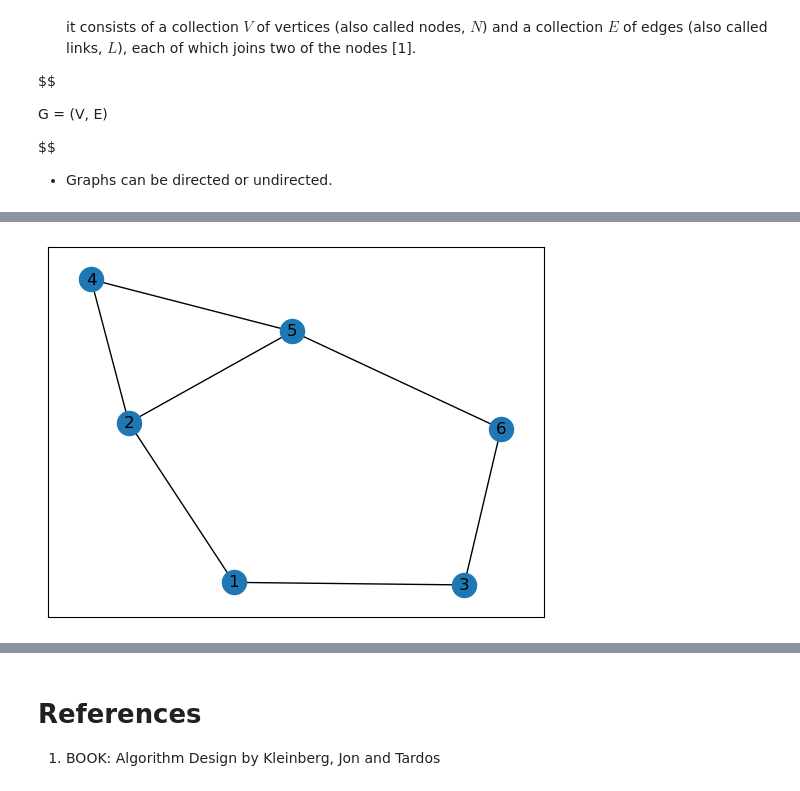
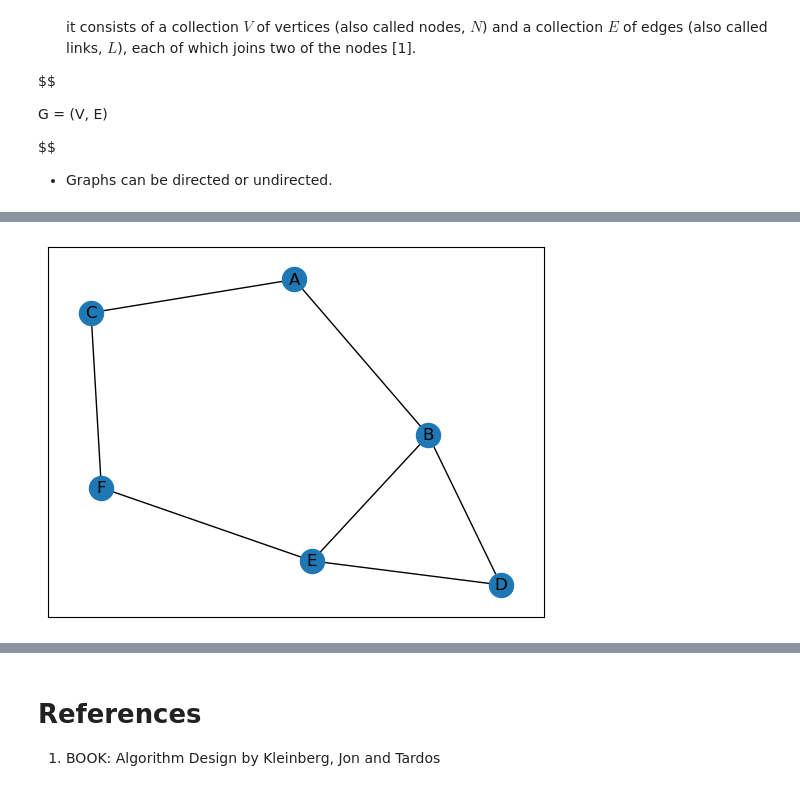
Before and after one commit to Brinkley97/applied_data_structures_and_algorithms, a Jupyter notebook: framework/examples/graph_creation_from_dict.ipynb, the cells around one changed output, grey strips where cells are left out. Saved outputs shown, nothing was run; the diff lists cells and outputs as text; code cells hidden in the pictures.

```diff
--- a/framework/examples/graph_creation_from_dict.ipynb
+++ b/framework/examples/graph_creation_from_dict.ipynb
@@ -33,16 +33,23 @@ $$
 - Graphs can be directed or undirected.
 # %%
 # Simple graph using dictionary (also called an adjacency list)
-# undirected_graph = {
-#     'A': ['B', 'C'],
-#     'B': ['A', 'D', 'E'],
-#     'C': ['A', 'F'],
-#     'D': ['B', 'E'],
-#     'E': ['B', 'D', 'F'],
-#     'F': ['C', 'E']
-# }
+graph1 = {
+    'A': ['B', 'C'],
+    'B': ['A', 'D', 'E'],
+    'C': ['A', 'F'],
+    'D': ['B', 'E'],
+    'E': ['B', 'D', 'F'],
+    'F': ['C', 'E']
+}
 
-undirected_graph = {
+graph2 = {
+    'A': ['B', 'C'],
+    'B': ['C'],
+    'C': ['D'],
+    'D': ['A']
+}
+
+graph3 = {
     1: [2, 3],
     2: [1, 4, 5],
     3: [1, 6],
@@ -53,6 +60,16 @@ undirected_graph = {
 
 
 # Print the graph
-for node, neighbors in undirected_graph.items():
+for node, neighbors in graph1.items():
     print(f"{node} -> {neighbors}")
+
+print()
+
+for node, neighbors in graph2.items():
+    print(f"{node} -> {neighbors}")
+
+print()
+
+for node, neighbors in graph3.items():
+    print(f"{node} -> {neighbors}")
 # %% [output]
@@ -70,4 +97,8 @@ nx_graph = nx_graph_class.dict_to_graph(undirected_graph)
+# %%
+nx_graph1 = nx_graph_class.dict_to_graph(graph1)
+nx_graph2 = nx_graph_class.dict_to_graph(graph2)
+nx_graph3 = nx_graph_class.dict_to_graph(graph3)
 # %%
-nx_graph_visual.visualize(nx_graph)
+nx_graph_visual.visualize(nx_graph1)
 # %% [output]
-[figure, old version]
+[figure, new version]
```
Also changed, not shown: parts of 9 cells of this notebook, 2 other files.
